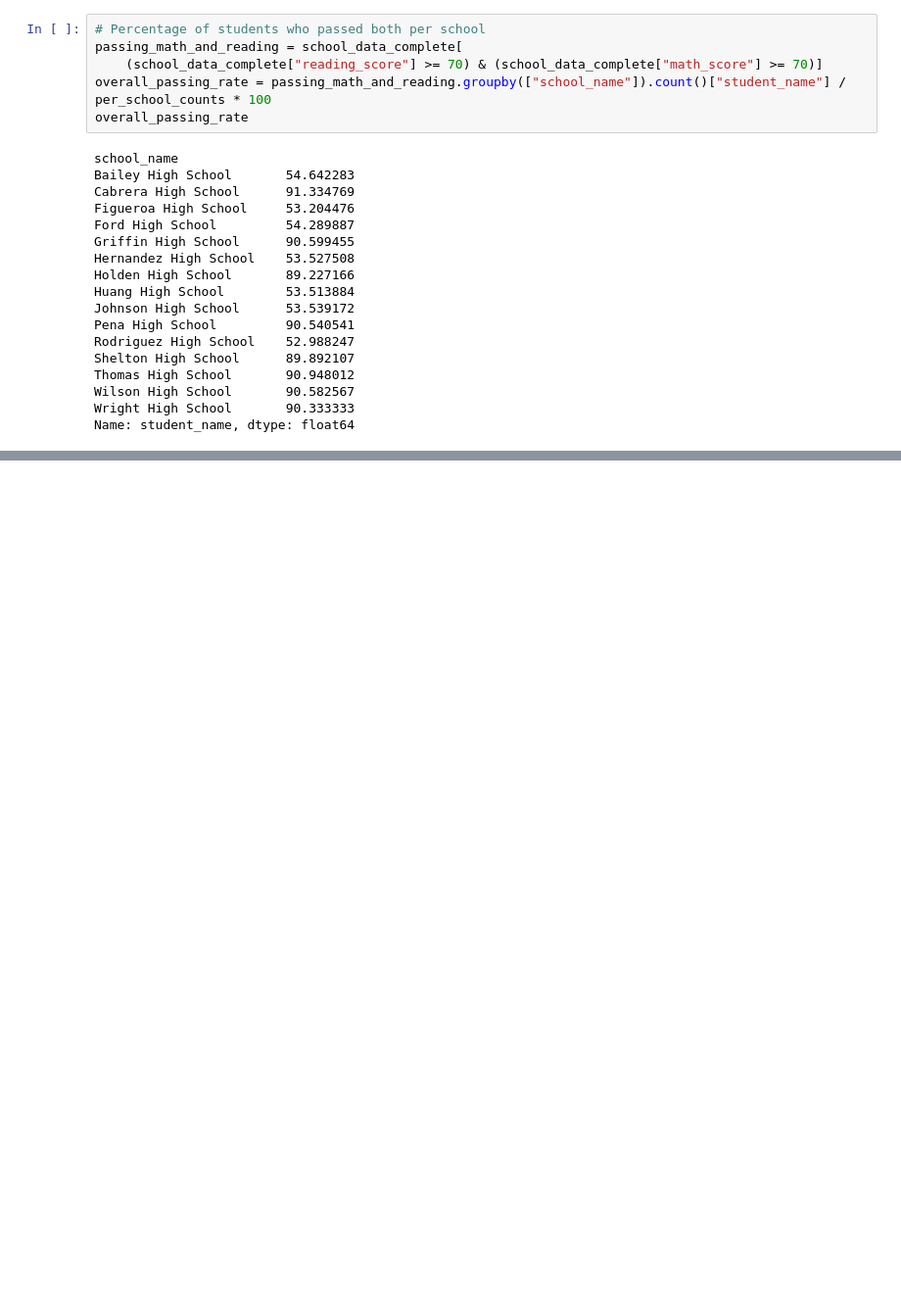
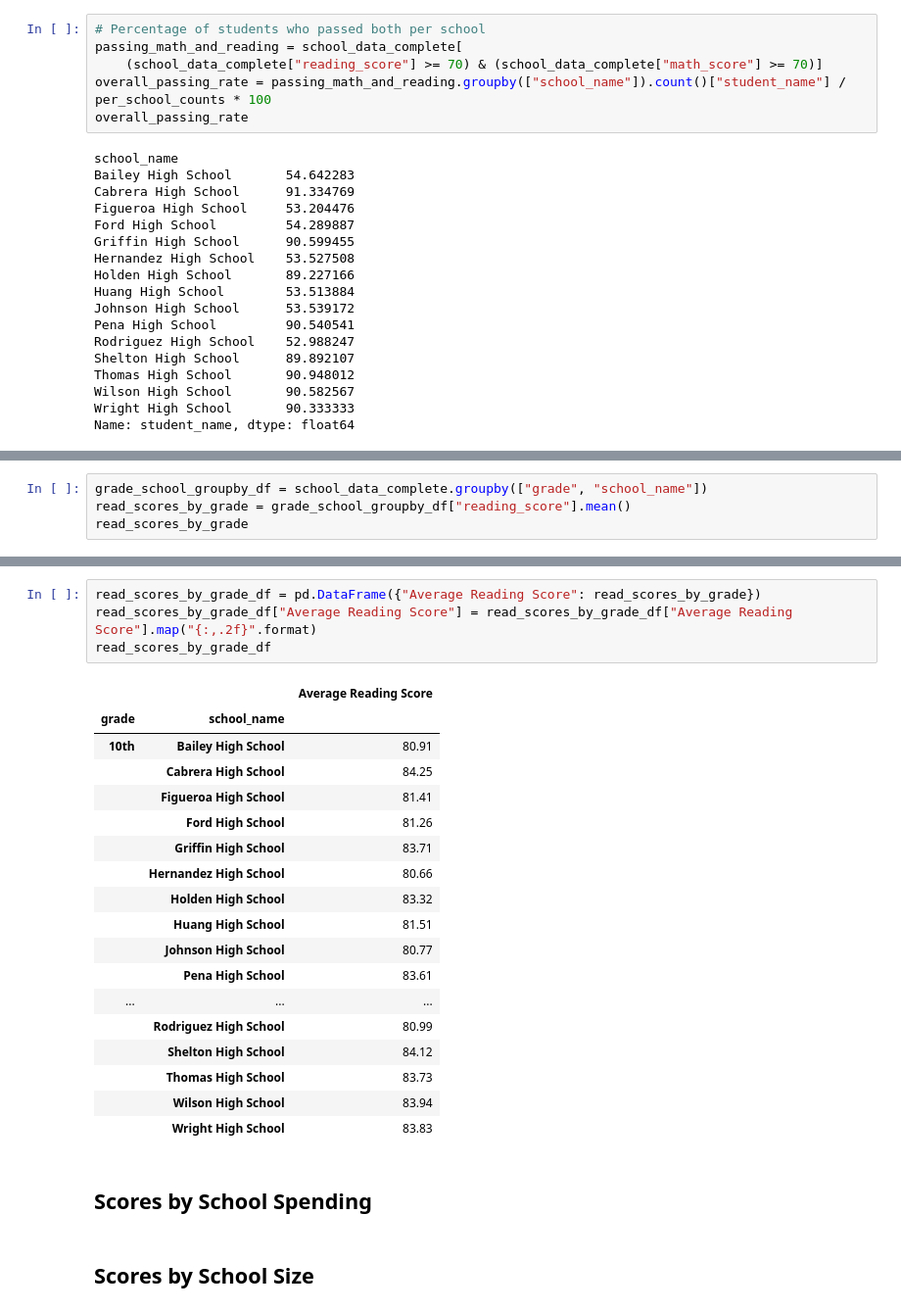
Before and after one commit to annalysebergman/pandas-challenge, a Jupyter notebook: PyCitySchools/pandas_challenge.ipynb, the cells around one changed output, grey strips where cells are left out. Shown at 98% size. Cells and saved outputs as stored; diff of their text form; blank space fills up the shorter version.

```diff
--- a/PyCitySchools/pandas_challenge.ipynb
+++ b/PyCitySchools/pandas_challenge.ipynb
@@ -310,0 +374,4 @@ SyntaxError: invalid syntax (3653314411.py, line 2)
+# %%
+grade_school_groupby_df = school_data_complete.groupby(["grade", "school_name"])
+read_scores_by_grade = grade_school_groupby_df["reading_score"].mean()
+read_scores_by_grade
@@ -310,0 +396,27 @@ SyntaxError: invalid syntax (3653314411.py, line 2)
+# %%
+read_scores_by_grade_df = pd.DataFrame({"Average Reading Score": read_scores_by_grade})
+read_scores_by_grade_df["Average Reading Score"] = read_scores_by_grade_df["Average Reading Score"].map("{:,.2f}".format)
+read_scores_by_grade_df
+# %% [output]
+|  |  | Average Reading Score |
+| grade | school_name |  |
+| 10th | Bailey High School | 80.91 |
+|  | Cabrera High School | 84.25 |
+|  | Figueroa High School | 81.41 |
+|  | Ford High School | 81.26 |
+|  | Griffin High School | 83.71 |
+|  | Hernandez High School | 80.66 |
+|  | Holden High School | 83.32 |
+|  | Huang High School | 81.51 |
+|  | Johnson High School | 80.77 |
+|  | Pena High School | 83.61 |
+| ... | ... | ... |
+|  | Rodriguez High School | 80.99 |
+|  | Shelton High School | 84.12 |
+|  | Thomas High School | 83.73 |
+|  | Wilson High School | 83.94 |
+|  | Wright High School | 83.83 |
+# %% [markdown]
+## Scores by School Spending
+# %% [markdown]
+## Scores by School Size
```
Also changed, not shown: parts of 12 cells of this notebook.
